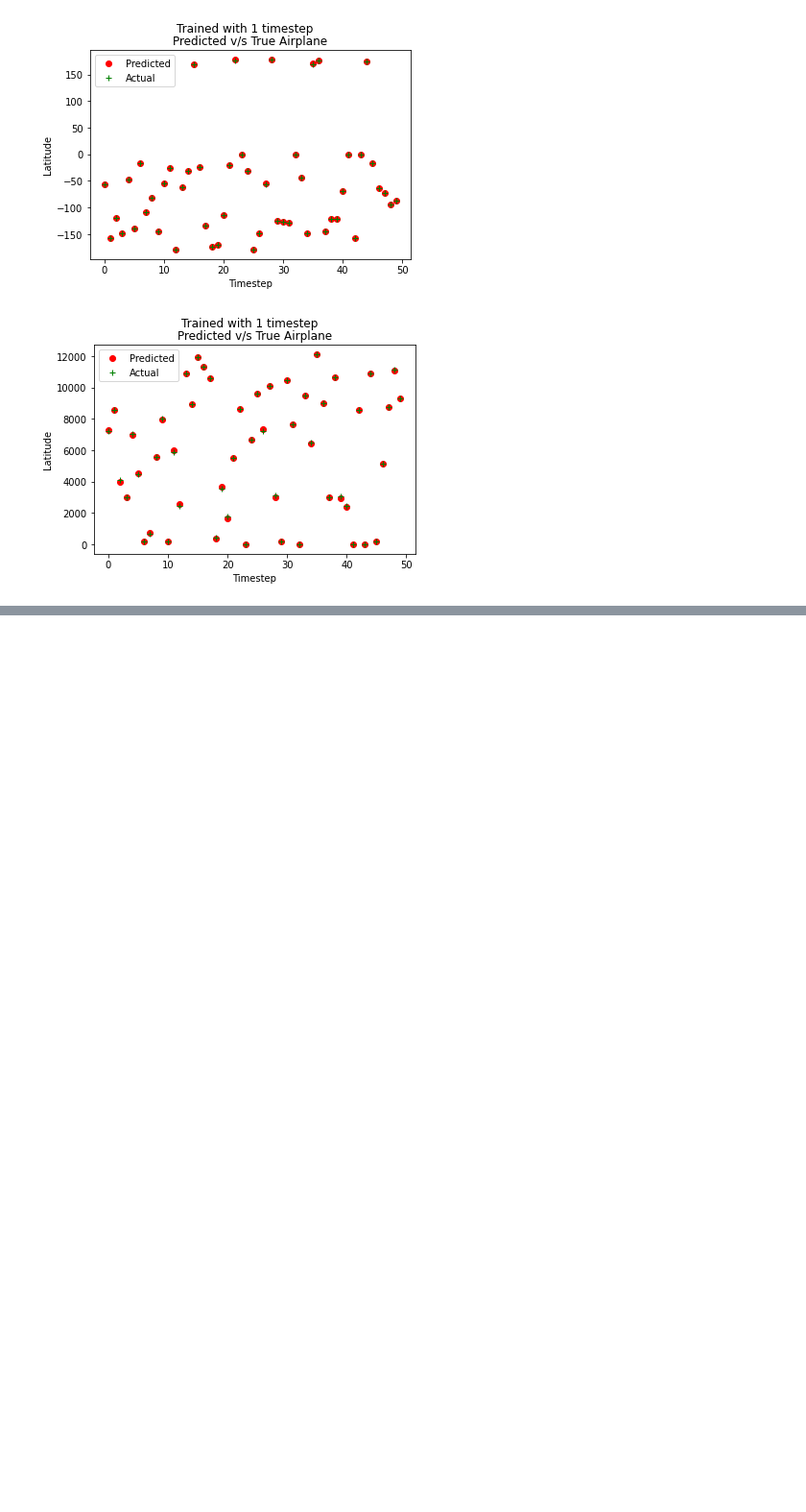
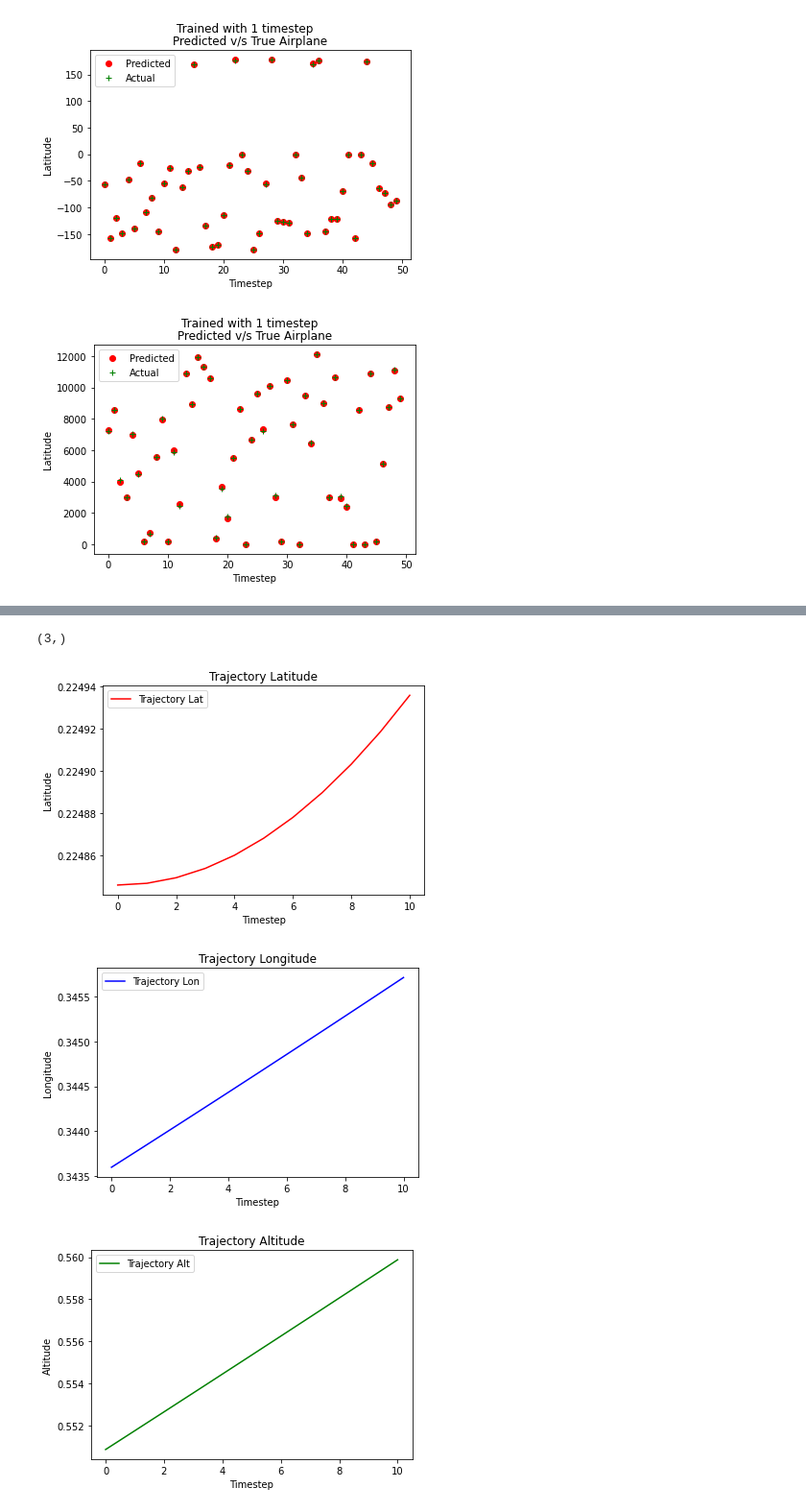
Before and after one commit to DhanashreeRevagade/Clustering-Air-Objects_Challengers-of-the-Unknown, a Jupyter notebook: predict1.ipynb, the cells around one changed output, grey strips where cells are left out. Shown: that part at 96% size. Drawn from its saved outputs; the diff is of its cells as text; code cells hidden in the pictures; blank space fills up the shorter version.

```diff
--- a/predict1.ipynb
+++ b/predict1.ipynb
@@ -227,0 +242,47 @@ plt.show()
+# %%
+#Trajectory Test
+sample = X_test[0]
+print(sample.shape)
+result = [sample]
+sample = np.reshape(X_test[0],(1,1,3))
+
+for i in range(10):
+  sample = model.predict(sample)
+  result.append(np.reshape(sample,(3,)))
+  sample = np.reshape(sample,(1,1,3))
+
+f = pd.DataFrame(np.array(result))
+t = np.arange(11)
+plt.plot(t,f[0],'r-', label ='Trajectory Lat')
+plt.legend()
+plt.xlabel('Timestep')
+plt.ylabel('Latitude')
+plt.title('Trajectory Latitude')
+plt.savefig('/content/drive/Shared drives/SIH2020/Akash_prediction/lstm_1_traj_time.png')
+plt.show()
+
+
+
+plt.plot(t,f[1],'b-', label ='Trajectory Lon')
+#plt.plot(t,f[2],'g-', label ='Trajectory Alt')
+plt.legend()
+plt.xlabel('Timestep')
+plt.ylabel('Longitude')
+plt.title('Trajectory Longitude')
+plt.savefig('/content/drive/Shared drives/SIH2020/Akash_prediction/lstm_1_traj_lon.png')
+plt.show()
+
+
+
+plt.plot(t,f[2],'g-', label ='Trajectory Alt')
+plt.legend()
+plt.xlabel('Timestep')
+plt.ylabel('Altitude')
+plt.title('Trajectory Altitude')
+plt.savefig('/content/drive/Shared drives/SIH2020/Akash_prediction/lstm_1_traj_alt.png')
+plt.show()
+# %% [output]
+(3,)
+[figure, added]
+[figure, added]
+[figure, added]
```
Also changed, not shown: parts of 2 cells of this notebook, 6 other files.
